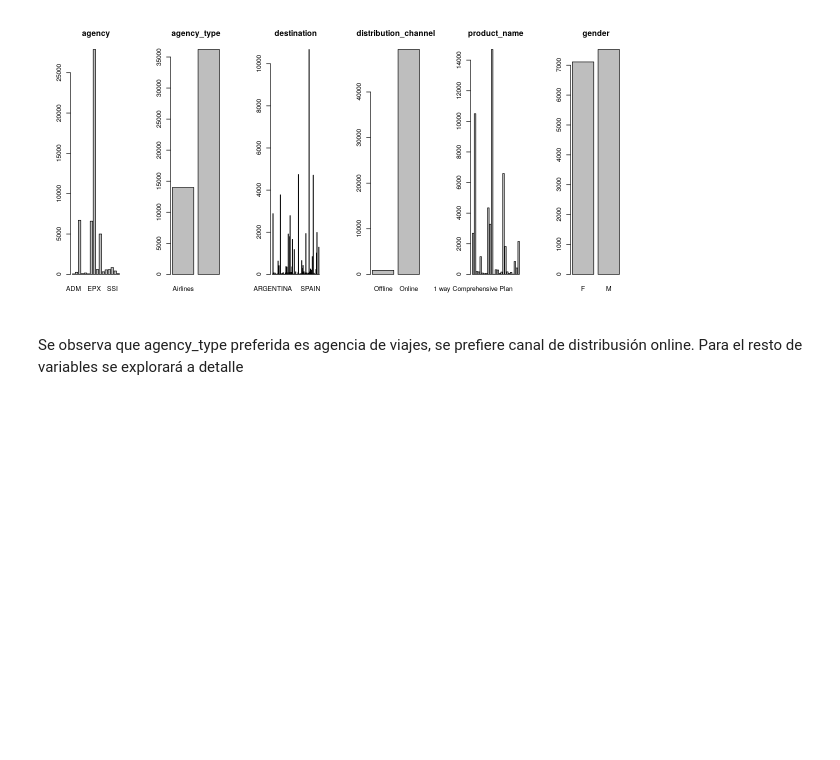
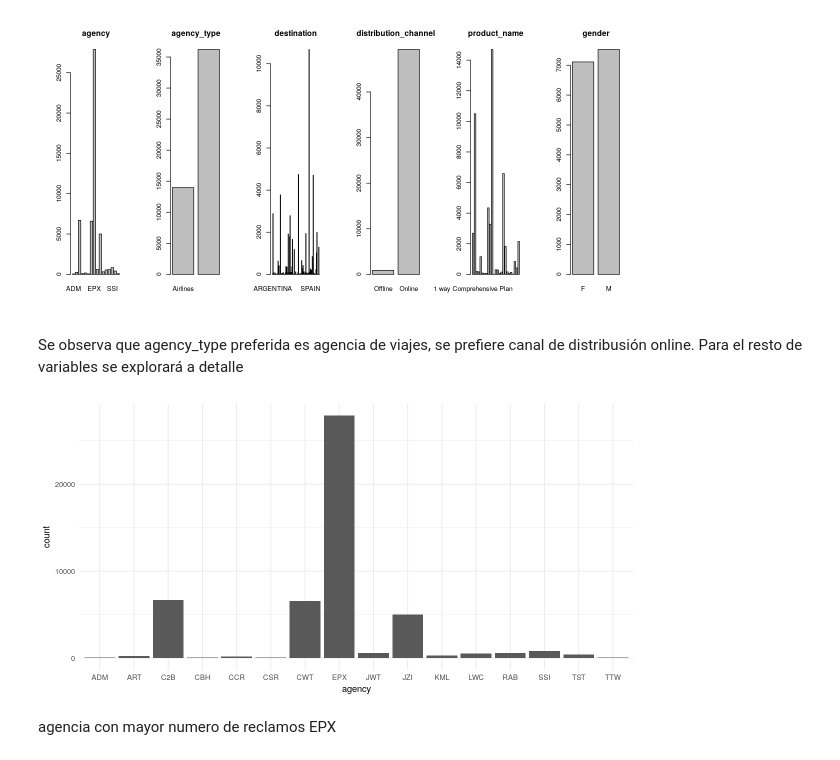
Before and after one commit to gdelgador/devcontainers-rstudio, a Jupyter notebook: explore-data/activida1.ipynb, the cells around one changed output. Saved outputs shown, nothing was run; the diff lists cells and outputs as text; code cells hidden in the pictures; blank space fills up the shorter version.

```diff
--- a/explore-data/activida1.ipynb
+++ b/explore-data/activida1.ipynb
@@ -314,3 +317,14 @@ for (i in 1:length(variables_categoricas)) {
 [figure]
 # %% [markdown]
 Se observa que agency_type preferida es agencia de viajes, se prefiere canal de distribusión online. Para el resto de variables se explorará a detalle
+# %%
+# ampliando vista agencias
+library(ggplot2)
+
+ggplot(df_clean, aes(x = agency)) +
+    geom_bar() +
+    theme_minimal()
+# %% [output]
+[figure, added]
+# %% [markdown]
+agencia con mayor numero de reclamos EPX
```
Also changed, not shown: parts of 25 cells of this notebook.
